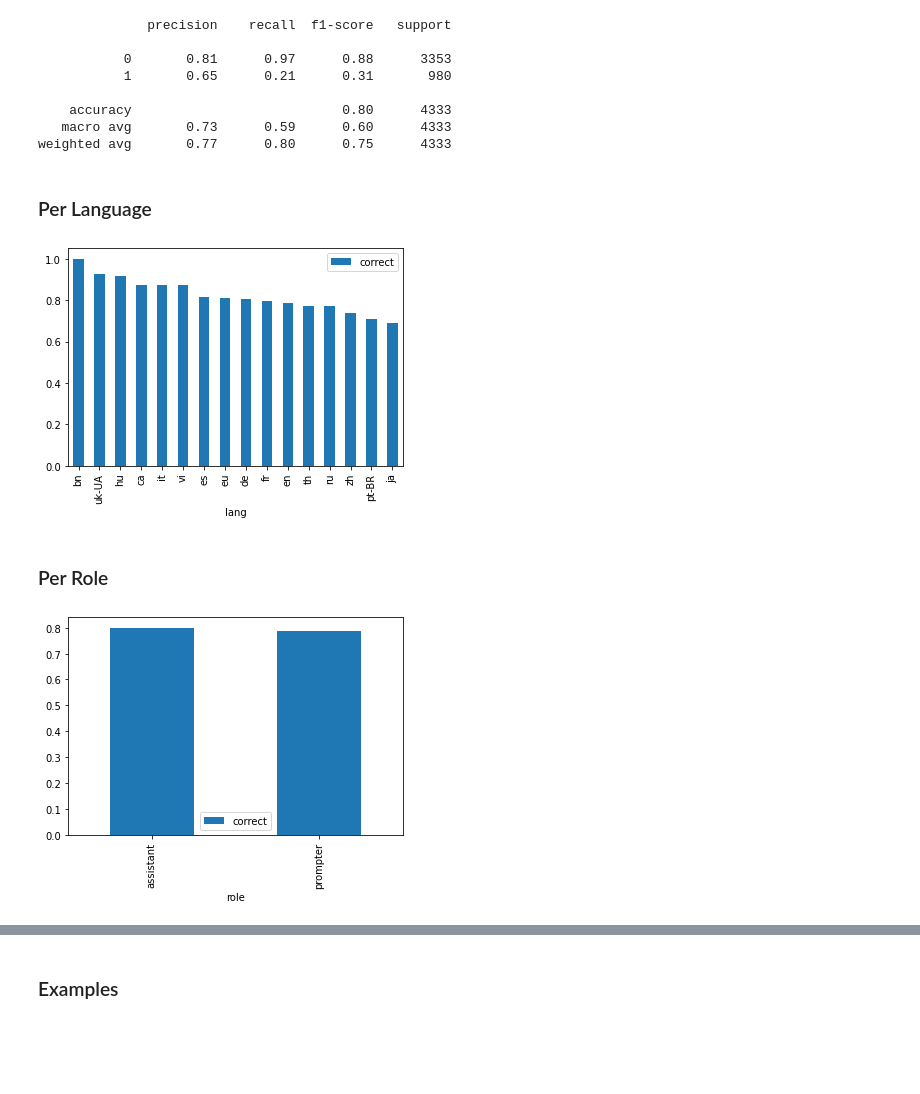
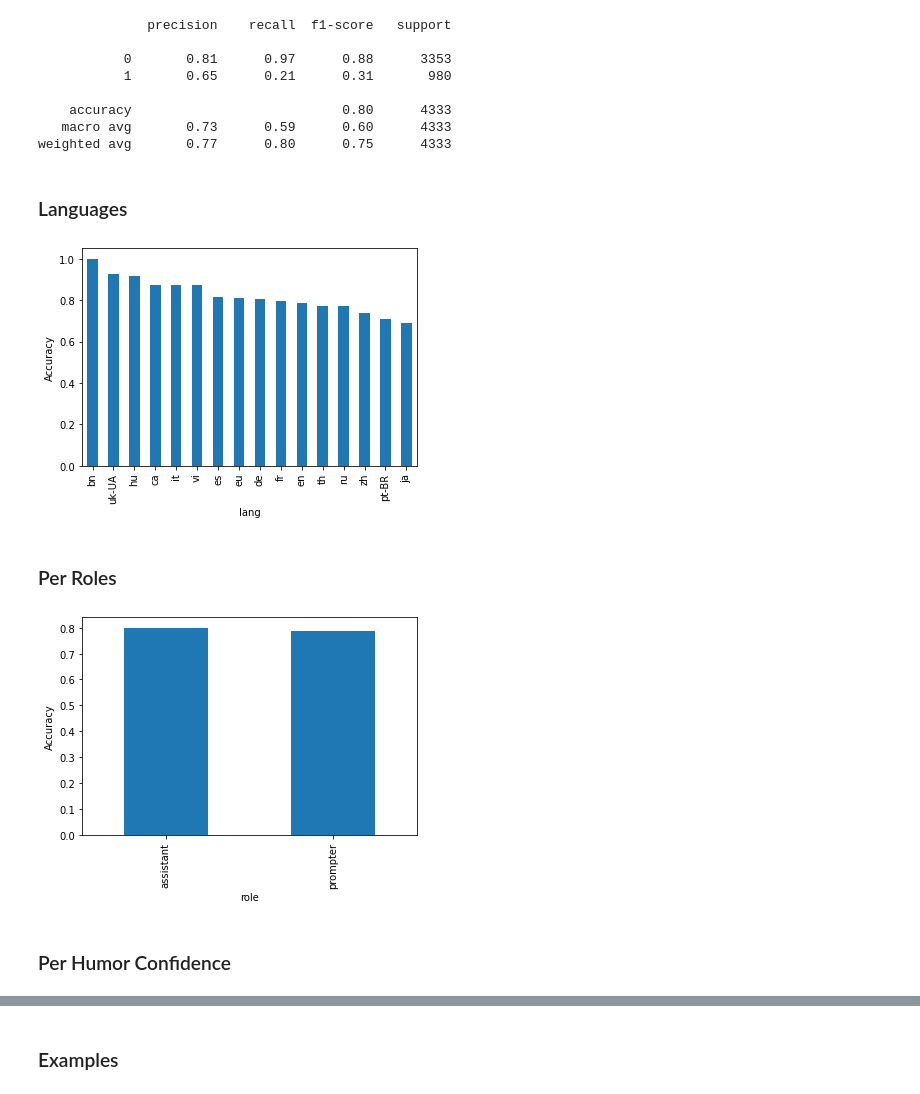
Before and after one commit to Timon0/nlp-text-titans, a Jupyter notebook: classifier/notebooks/error-analysis.ipynb, the cells around one changed output, grey strips where cells are left out. Saved outputs shown, nothing was run; the diff lists cells and outputs as text; code cells hidden in the pictures; blank space fills up the shorter version.

```diff
--- a/classifier/notebooks/error-analysis.ipynb
+++ b/classifier/notebooks/error-analysis.ipynb
@@ -83,6 +83,7 @@ for index, row in tqdm(df_test.iterrows(), total=df_test.shape[0]):
 # %%
 df_test['humor_prediction'] = df_test['humor_prediction'].astype(int)
 df_test['correct'] = df_test['humor_prediction'] == df_test['humor_label']
+df_test['correct_int'] = df_test['correct'].astype(int)
 # %% [markdown]
 ### Overall
 # %%
@@ -103,17 +104,14 @@ print(classification_report(df_test['humor_label'], df_test['humor_prediction'])
    macro avg       0.73      0.59      0.60      4333
 weighted avg       0.77      0.80      0.75      4333
 # %% [markdown]
-### Per Language
+### Languages
 # %%
-correct_count_per_lang = df_test.groupby('lang')['correct'].apply(lambda x: (x==True).sum())
-count_per_lang = df_test.groupby('lang')['correct'].count()
-
-accuracy_per_lang = (correct_count_per_lang / count_per_lang).reset_index().sort_values('correct', ascending=False)
+lang_accurary = df_test.groupby('lang')['correct_int'].mean().sort_values(ascending=False)
 # %%
-accuracy_per_lang.plot.bar(x='lang', y='correct')
+lang_accurary.plot.bar(ylabel="Accuracy")
 plt.show()
 # %% [output]
-[figure, old version]
+[figure, new version]
 # %% [markdown]
-### Per Role
+### Per Roles
 # %%
@@ -124,6 +119,8 @@ accuracy_per_role = (correct_count_per_role / count_per_role).reset_index().sort
 # %%
-accuracy_per_role.plot.bar(x='role', y='correct')
+role_accurary.plot.bar(ylabel="Accuracy")
 plt.show()
 # %% [output]
-[figure, old version]
+[figure, new version]
+# %% [markdown]
+### Per Humor Confidence
 # %%
```
Also changed, not shown: parts of 12 cells of this notebook.
